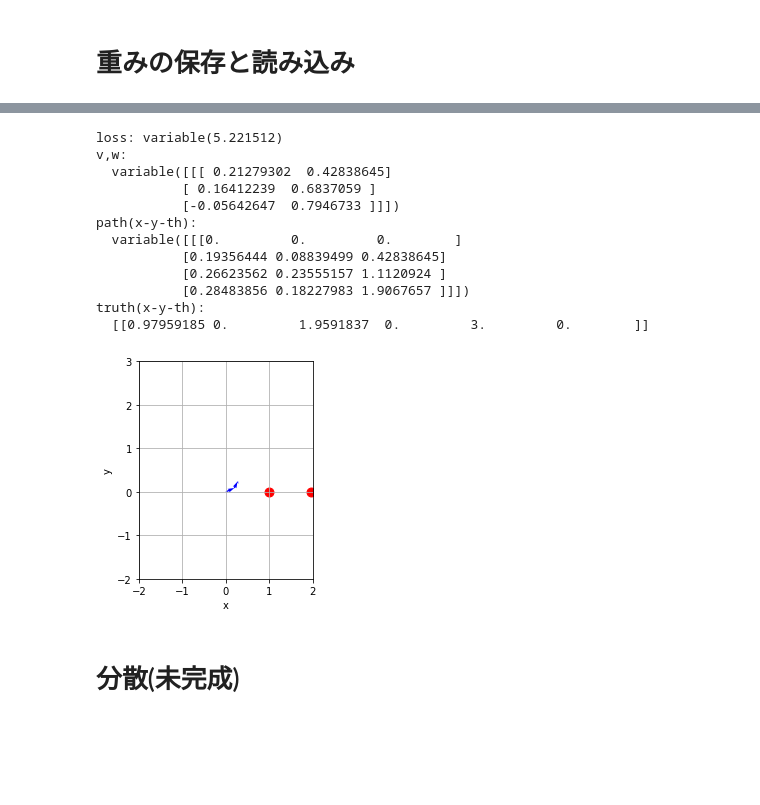
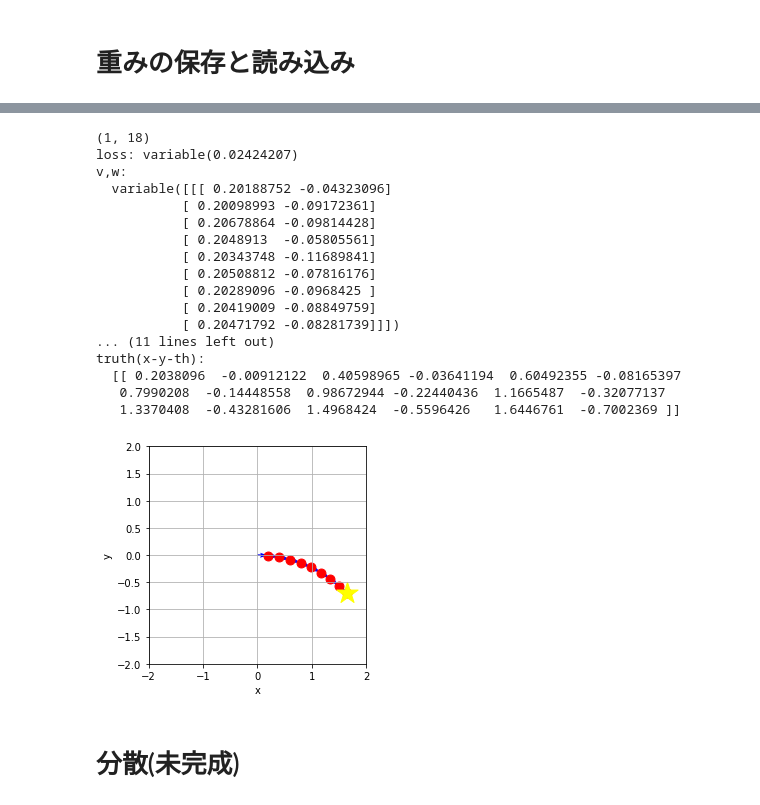
Before and after one commit to yotaseki/ParameterLearning, a Jupyter notebook: MovingCar.ipynb, the cells around one changed output, grey strips where cells are left out. Cells and saved outputs as stored; diff of their text form; code cells hidden in the pictures; blank space fills up the shorter version.

```diff
--- a/MovingCar.ipynb
+++ b/MovingCar.ipynb
@@ -581,8 +584,8 @@ def gen_filename():
 def save_pretrained(model, name):
     serializers.save_npz(name, model)
 
-def load_pretrained(name):
-    load_model = ModelPathGenerator(input_dim, num_step)
+def load_pretrained(name,dim,step):
+    load_model = ModelPathGenerator(dim, step)
     serializers.load_npz(name, load_model)
     return load_model
 # %%
@@ -594,28 +601,39 @@ save_pretrained(model, 'tmp.model')
 batch_size = 10
 max_epoch  = 30
 snapshot = 100
-num_step = 3
-input_dim = num_step*2
+num_step = int(data_len/2)
+input_dim = int(data_len)
 # load
-load_model = load_pretrained('tmp.model')
+load_model = load_pretrained('tmp.model',input_dim, num_step)
 if gpu_index >=0:
     load_model.to_gpu()
-# %%
-predict(load_model, sample_x_test, plot=1, xlim=[-1,1], ylim=[-1,1])
-# %% [output]
-loss: variable(5.221512)
-v,w:
-  variable([[[ 0.21279302  0.42838645]
-           [ 0.16412239  0.6837059 ]
-           [-0.05642647  0.7946733 ]]])
-path(x-y-th):
-  variable([[[0.         0.         0.        ]
-           [0.19356444 0.08839499 0.42838645]
-           [0.26623562 0.23555157 1.1120924 ]
-           [0.28483856 0.18227983 1.9067657 ]]])
-truth(x-y-th):
-  [[0.97959185 0.         1.9591837  0.         3.         0.        ]]
-[figure, removed]
+# %%
+l = 10
+path = make_arc_path_2(l,-np.random.rand()*np.pi/3)
+path_es, idx_list = get_evenly_spaced_points(path, 0.1)
+via_path = path_es[0:data_len/2]
+sample_x_test = np.array([via_path.flatten()],dtype=np.float32)
+print(sample_x_test.shape)
+predict(load_model, sample_x_test, plot=1, xlim=[-2,2], ylim=[-2,2])
+# %% [output]
+(1, 18)
+loss: variable(0.02424207)
+v,w:
+  variable([[[ 0.20188752 -0.04323096]
+           [ 0.20098993 -0.09172361]
+           [ 0.20678864 -0.09814428]
+           [ 0.2048913  -0.05805561]
+           [ 0.20343748 -0.11689841]
+           [ 0.20508812 -0.07816176]
+           [ 0.20289096 -0.0968425 ]
+           [ 0.20419009 -0.08849759]
+           [ 0.20471792 -0.08281739]]])
+... (11 lines left out)
+truth(x-y-th):
+  [[ 0.2038096  -0.00912122  0.40598965 -0.03641194  0.60492355 -0.08165397
+   0.7990208  -0.14448558  0.98672944 -0.22440436  1.1665487  -0.32077137
+   1.3370408  -0.43281606  1.4968424  -0.5596426   1.6446761  -0.7002369 ]]
+[figure, added]
 # %% [markdown]
 # 分散(未完成)
 # %%
```
Also changed, not shown: parts of 8 cells of this notebook.
